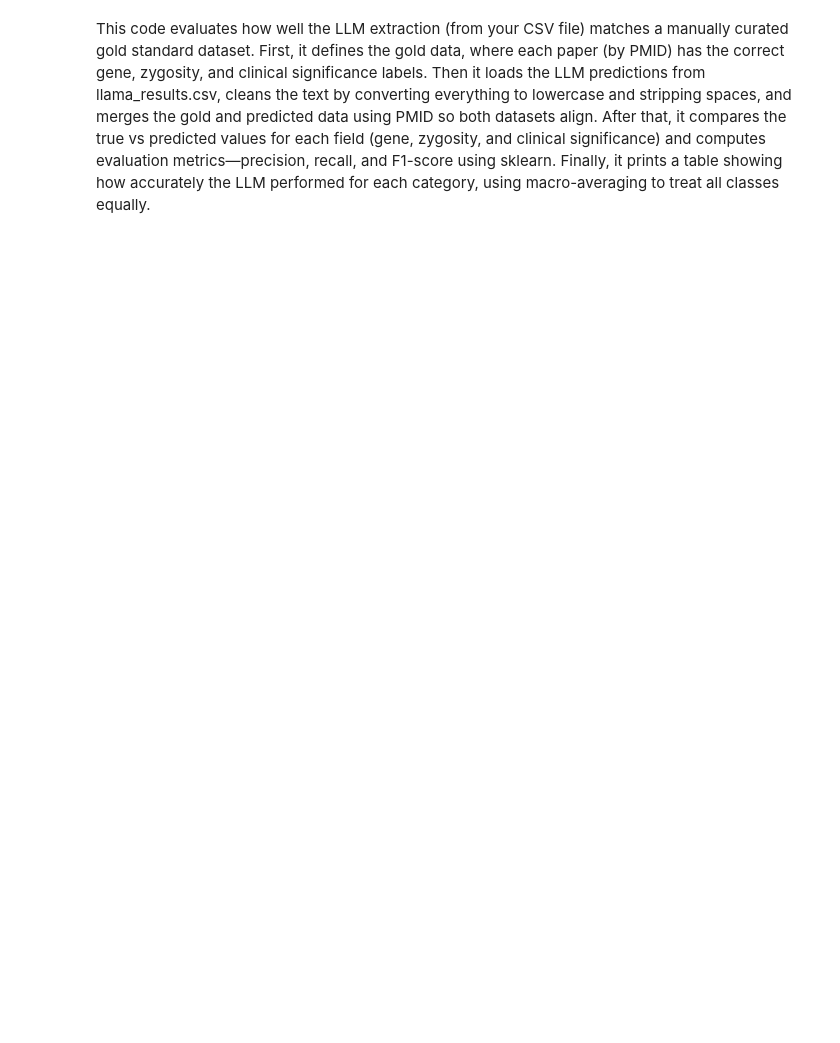
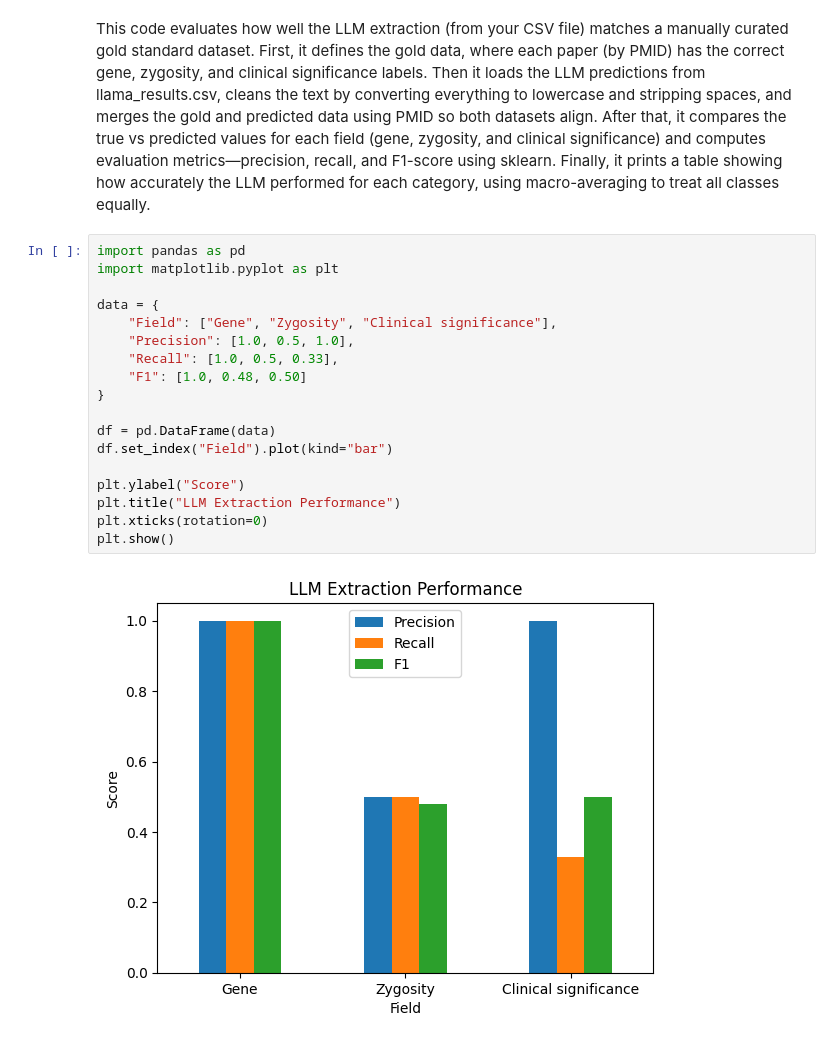
Before and after one commit to Jawahir-Mohamed/Group2-Capstone-Project, a Jupyter notebook: genetics_var_extra.ipynb, the cells around one changed output. Saved outputs shown, nothing was run; the diff lists cells and outputs as text; blank space fills up the shorter version.

Commit message:
Extra clinincal info & performance plot

```diff
--- a/genetics_var_extra.ipynb
+++ b/genetics_var_extra.ipynb
@@ -424,3 +518,23 @@ This code evaluates how well the LLM extraction (from your CSV file) matches a m
  After that, it compares the true vs predicted values for each field (gene, zygosity, and clinical significance) and
  computes evaluation metrics—precision, recall, and F1-score using sklearn.
  Finally, it prints a table showing how accurately the LLM performed for each category, using macro-averaging to treat all classes equally.
+# %%
+import pandas as pd
+import matplotlib.pyplot as plt
+
+data = {
+    "Field": ["Gene", "Zygosity", "Clinical significance"],
+    "Precision": [1.0, 0.5, 1.0],
+    "Recall": [1.0, 0.5, 0.33],
+    "F1": [1.0, 0.48, 0.50]
+}
+
+df = pd.DataFrame(data)
+df.set_index("Field").plot(kind="bar")
+
+plt.ylabel("Score")
+plt.title("LLM Extraction Performance")
+plt.xticks(rotation=0)
+plt.show()
+# %% [output]
+[figure, added]
```
Also changed, not shown: parts of 5 cells of this notebook.
